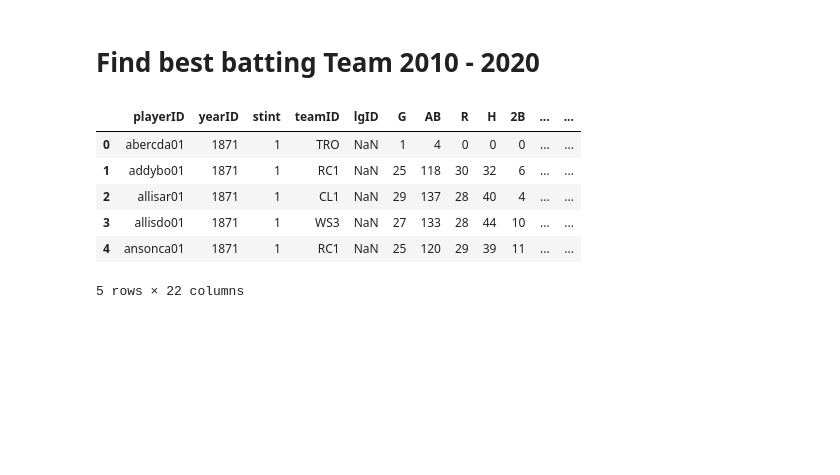
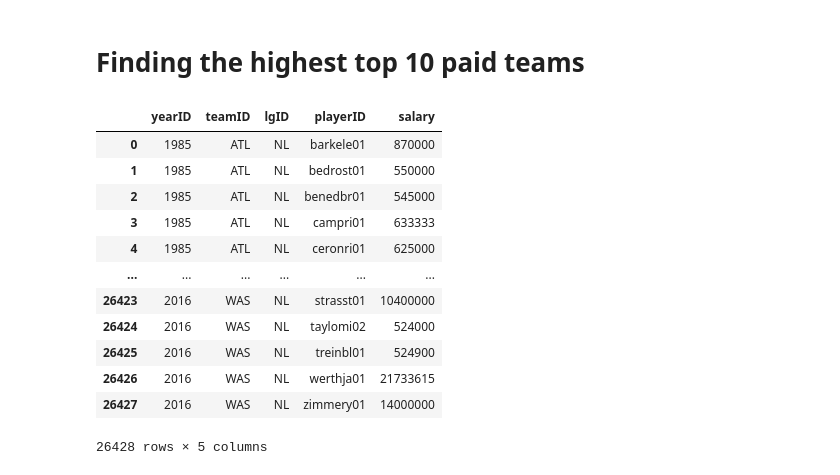
Before and after one commit to Lanpham0110/Project-1, a Jupyter notebook: MLB Data.ipynb, the cells around one changed output. Saved outputs shown, nothing was run; the diff lists cells and outputs as text; code cells hidden in the pictures; blank space fills up the shorter version.

Commit message:
salaries

```diff
--- a/MLB Data.ipynb
+++ b/MLB Data.ipynb
@@ -3,22 +3,28 @@
 import pandas as pd
 import matplotlib.pyplot as plt
 import numpy as np
-# %% [markdown]
-# Find best batting Team 2010 - 2020
+# %% [markdown]
+# Finding the highest top 10 paid teams
 # %%
 # Store filepath in a variable
-batting_data = "Resources/Batting.csv"
+salary_data = "Resources/Salaries.csv"
 # Read our Data file with the pandas library
 # Not every CSV requires an encoding, but be aware this can come up
-batting_data = pd.read_csv(batting_data, encoding="ISO-8859-1")
-batting_data.head()
+salary_data = pd.read_csv(salary_data, encoding="ISO-8859-1")
+salary_data
 # %% [output]
-|  | playerID | yearID | stint | teamID | lgID | G | AB | R | H | 2B | ... | ... |
-| 0 | abercda01 | 1871 | 1 | TRO | NaN | 1 | 4 | 0 | 0 | 0 | ... | ... |
-| 1 | addybo01 | 1871 | 1 | RC1 | NaN | 25 | 118 | 30 | 32 | 6 | ... | ... |
-| 2 | allisar01 | 1871 | 1 | CL1 | NaN | 29 | 137 | 28 | 40 | 4 | ... | ... |
-| 3 | allisdo01 | 1871 | 1 | WS3 | NaN | 27 | 133 | 28 | 44 | 10 | ... | ... |
-| 4 | ansonca01 | 1871 | 1 | RC1 | NaN | 25 | 120 | 29 | 39 | 11 | ... | ... |
+|  | yearID | teamID | lgID | playerID | salary |
+| 0 | 1985 | ATL | NL | barkele01 | 870000 |
+| 1 | 1985 | ATL | NL | bedrost01 | 550000 |
+| 2 | 1985 | ATL | NL | benedbr01 | 545000 |
+| 3 | 1985 | ATL | NL | campri01 | 633333 |
+| 4 | 1985 | ATL | NL | ceronri01 | 625000 |
+| ... | ... | ... | ... | ... | ... |
+| 26423 | 2016 | WAS | NL | strasst01 | 10400000 |
+| 26424 | 2016 | WAS | NL | taylomi02 | 524000 |
+| 26425 | 2016 | WAS | NL | treinbl01 | 524900 |
+| 26426 | 2016 | WAS | NL | werthja01 | 21733615 |
+| 26427 | 2016 | WAS | NL | zimmery01 | 14000000 |
-5 rows × 22 columns
+26428 rows × 5 columns
 # %%
 #filter data by year
```
Also changed, not shown: parts of 28 cells of this notebook.
